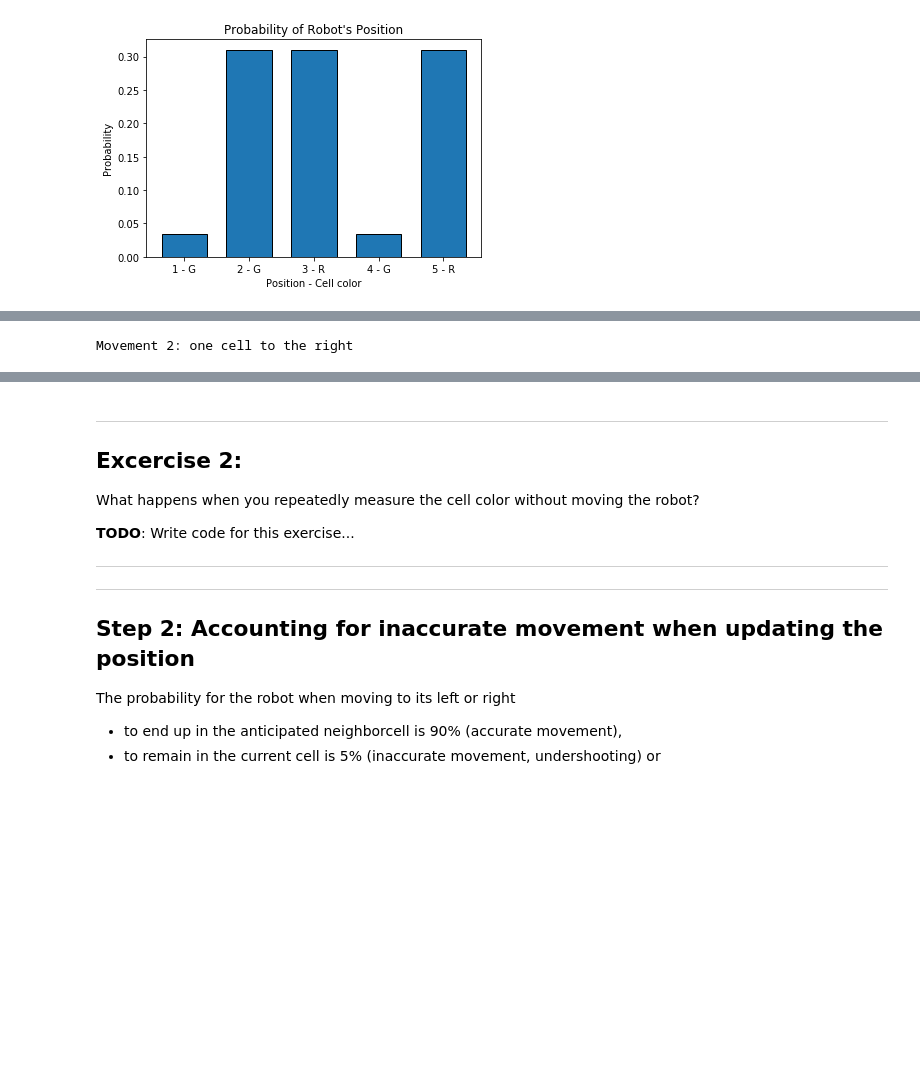
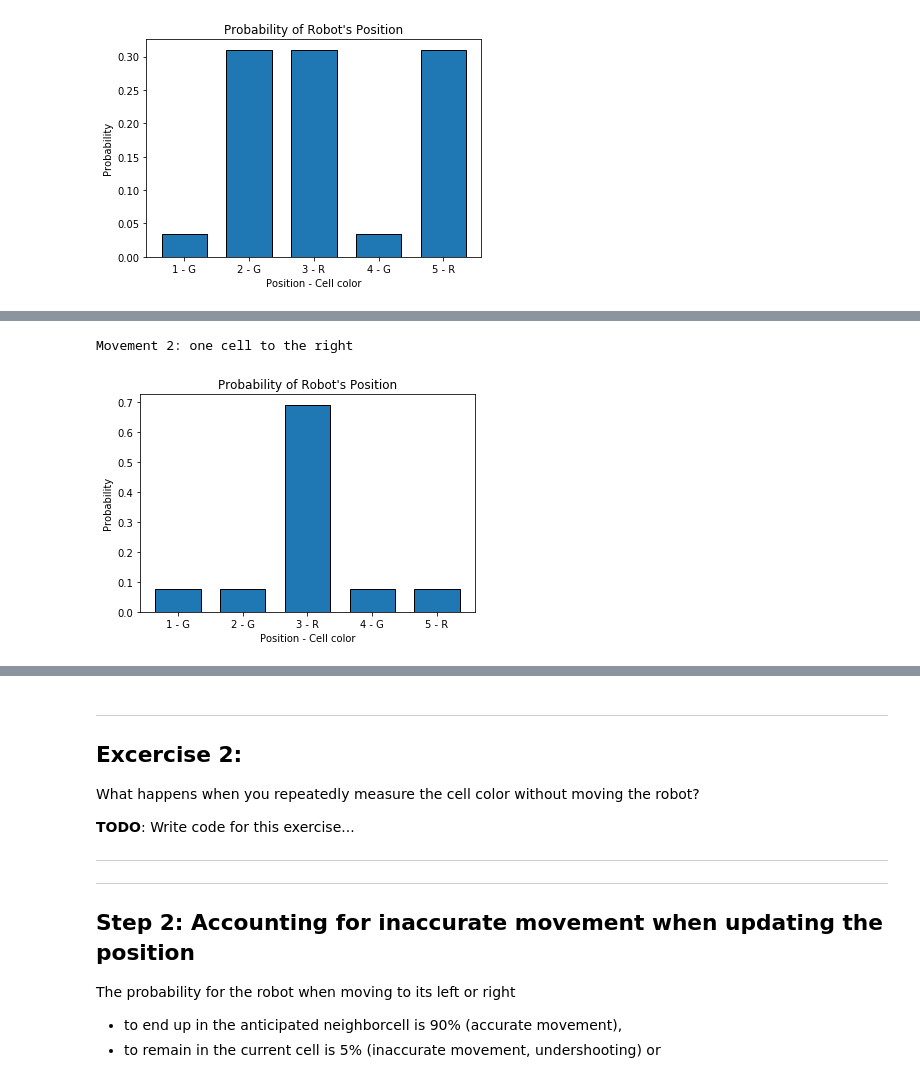
Before and after one commit to fgr/itad2018, a Jupyter notebook: localization1/2_localization_1d_with_noise.ipynb, the cells around one changed output, grey strips where cells are left out. Cells and saved outputs as stored; diff of their text form; code cells hidden in the pictures; blank space fills up the shorter version.

```diff
--- a/localization1/2_localization_1d_with_noise.ipynb
+++ b/localization1/2_localization_1d_with_noise.ipynb
@@ -83,7 +102,9 @@ Measurement 2: cell has the color green
 # %%
 print("Movement 2: one cell to the right")
-# TODO
+beliefs = move_one_cell_right(beliefs)
+show_diagram(worldmap, beliefs)
 # %% [output]
 Movement 2: one cell to the right
+[figure, added]
 # %%
 print("Measurement 3: cell has the color red")
```
Also changed, not shown: parts of 8 cells of this notebook.
